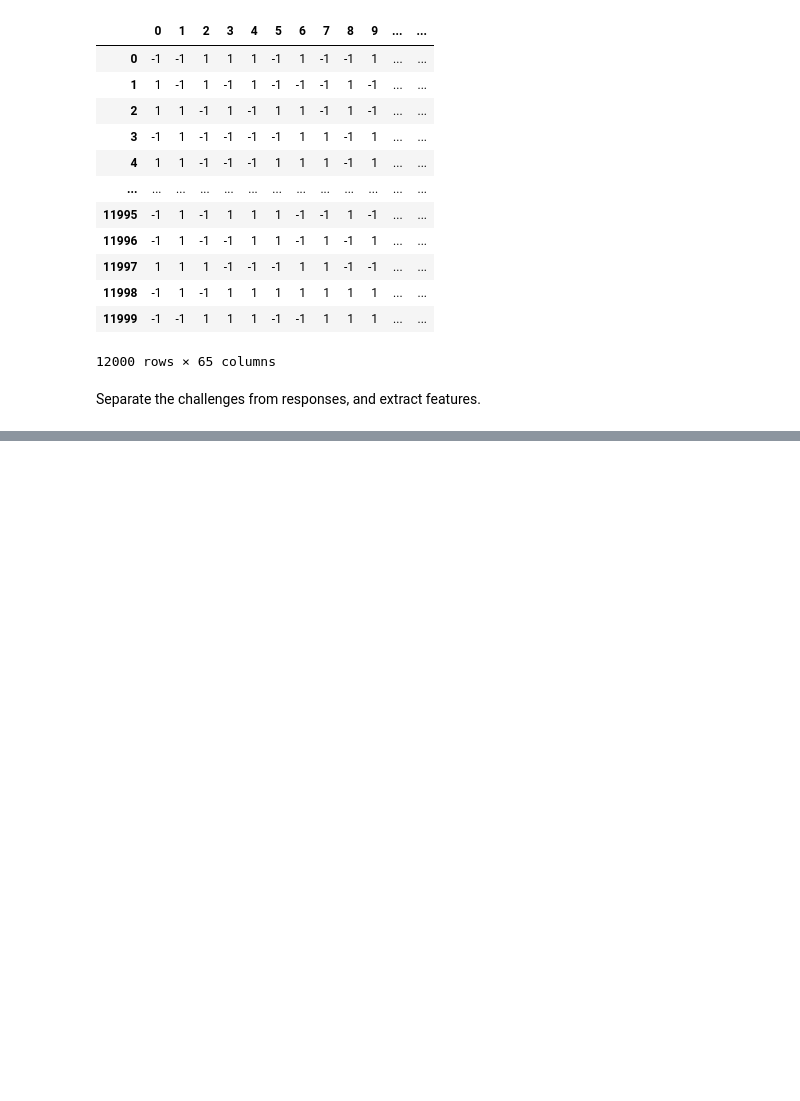
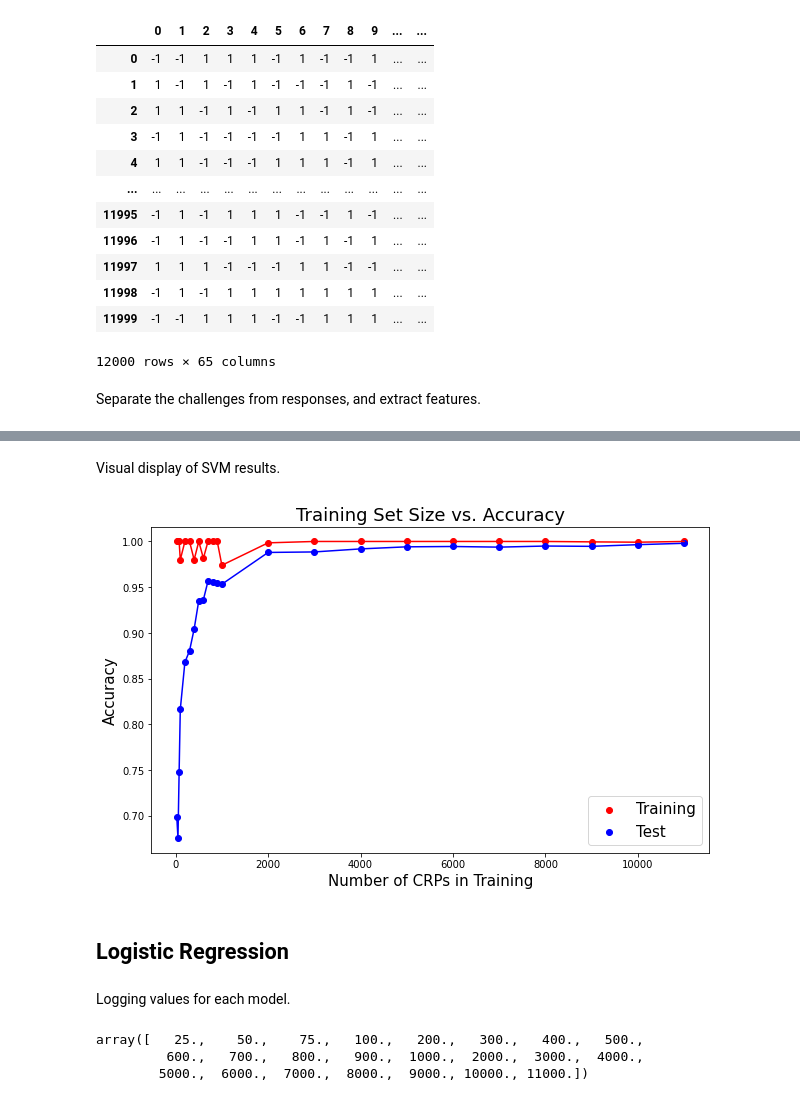
Before and after one commit to justinschubeck/ML-Attack-on-Arbiter-PUF, a Jupyter notebook: FinalProject.ipynb, the cells around one changed output, grey strips where cells are left out. Saved outputs shown, nothing was run; the diff lists cells and outputs as text; code cells hidden in the pictures; blank space fills up the shorter version.

Commit message:
final training

```diff
--- a/FinalProject.ipynb
+++ b/FinalProject.ipynb
@@ -40,33 +43,3 @@ Separate the challenges from responses, and extract features.
 challenges = df.to_numpy()[:,:64]
 responses = df.to_numpy()[:,64]
 features = np.cumprod(np.fliplr(challenges), axis=1, dtype=np.int8)
-# %%
-X_train, X_test, t_train, t_test = train_test_split(features,
-                                                    responses,
-                                                    test_size=0.2,
-                                                    shuffle=True,
-                                                    random_state=7,
-                                                    stratify=responses)
-# %%
-%%time
-param_grid = {'C':np.logspace(-3,3,7),
-              'kernel':['linear','rbf']
-              'gamma':list(np.logspace(-3,3,7))+['scale','auto']}
-
-cv = StratifiedKFold(n_splits=5,
-                     shuffle=True,
-                     random_state=7)
-grid_search = GridSearchCV(SVC(),
-                           param_grid=param_grid,
-                           cv=cv,
-                           scoring='accuracy',
-                           refit=True,
-                           verbose=1,
-                           n_jobs=-1)
-
-grid_search.fit(X_train, t_train);
-y_train = grid_search.best_estimator_.predict(X_train)
-print('The best parameters of the SVM model are: ',grid_search.best_params_)
-print('The SVM accuracy in training is: ',accuracy_score(t_train, y_train))
-y_test = grid_search.best_estimator_.predict(X_test)
-print('The SVM accuracy in test is: ',accuracy_score(t_test, y_test))
@@ -76,0 +246,21 @@ The best parameters of the SVM model are:  {'C': 100.0, 'gamma': 0.001}
+# %% [markdown]
+Visual display of SVM results.
+# %%
+plt.figure(figsize=(10,6));
+
+# Plot training accuracies.
+plt.plot(ratios*12000, train_acc, color='red');
+plt.scatter(ratios*12000, train_acc, color='red', label='Training');
+
+# Plot test accuracies.
+plt.plot(ratios*12000, test_acc, color='blue');
+plt.scatter(ratios*12000, test_acc, color='blue', label='Test');
+
+plt.title('Training Set Size vs. Accuracy', size=18);
+plt.xlabel('Number of CRPs in Training', size=15);
+plt.ylabel('Accuracy', size=15);
+plt.legend(prop={'size': 15});
+# %% [output]
+[figure, added]
+# %% [markdown]
+## Logistic Regression
@@ -76,0 +340,8 @@ The best parameters of the SVM model are:  {'C': 100.0, 'gamma': 0.001}
+# %% [markdown]
+Logging values for each model.
+# %%
+ratios*12000
+# %% [output]
+array([   25.,    50.,    75.,   100.,   200.,   300.,   400.,   500.,
+         600.,   700.,   800.,   900.,  1000.,  2000.,  3000.,  4000.,
+        5000.,  6000.,  7000.,  8000.,  9000., 10000., 11000.])
```
Also changed, not shown: parts of 21 cells of this notebook.
